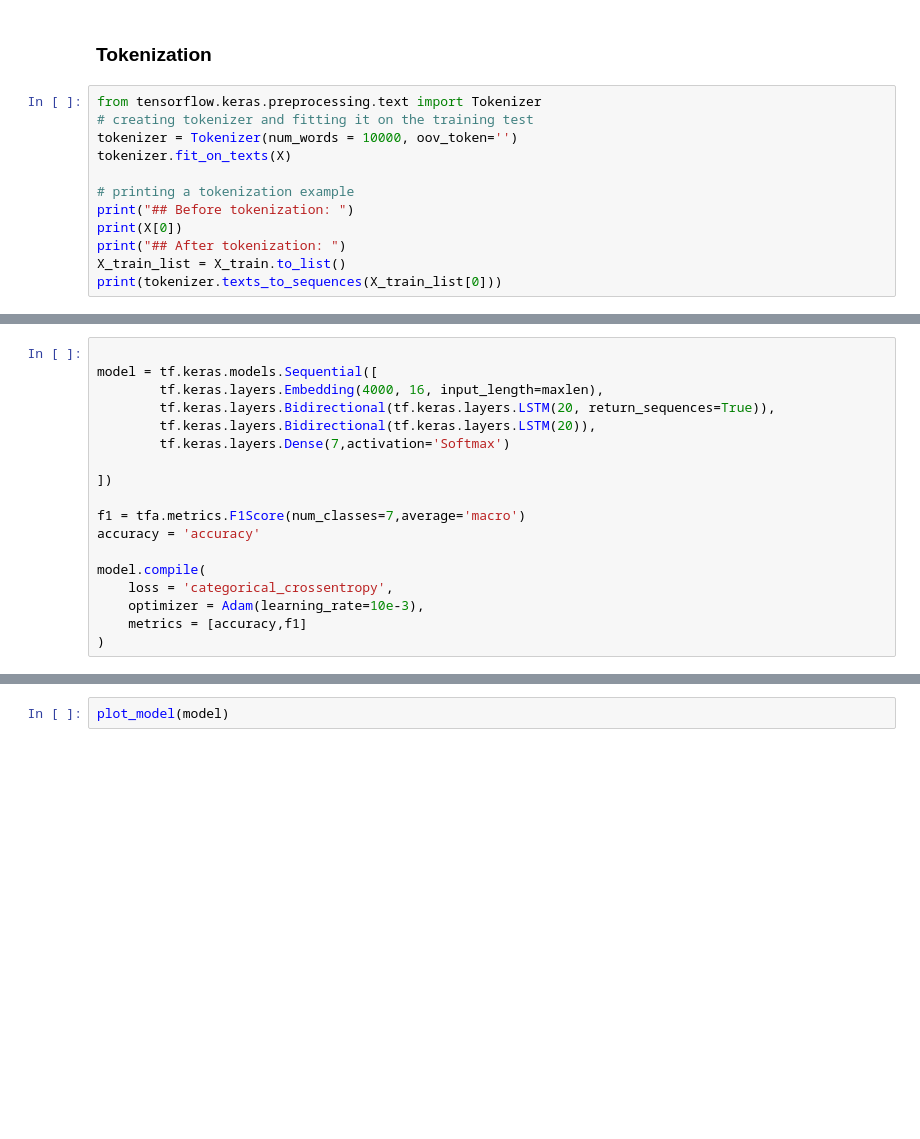
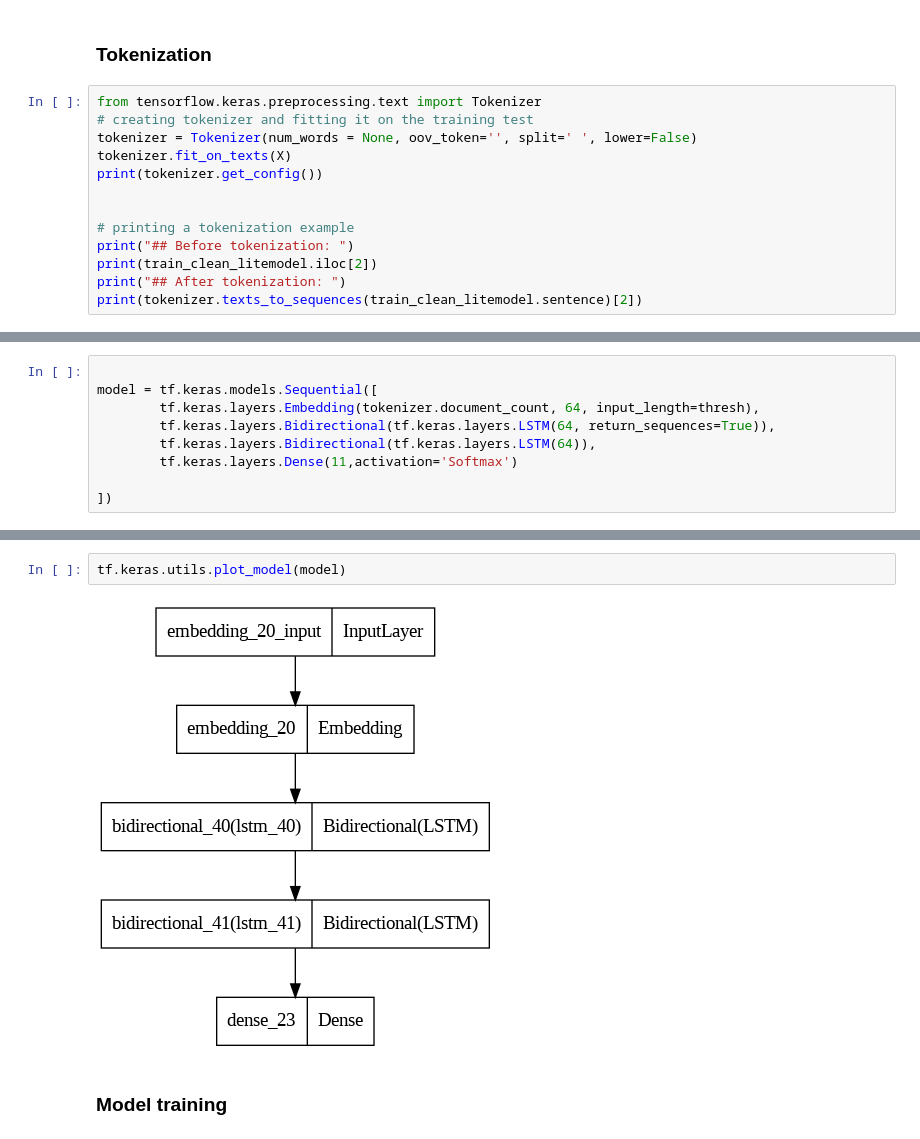
Before and after one commit to eskinderit/A-comparison-of-small-and-large-uni-multi-modal-language-models-for-sentiment-analysis-, a Jupyter notebook: src/text/emotion_text_model.ipynb, the cells around one changed output, grey strips where cells are left out. Cells and saved outputs as stored; diff of their text form; blank space fills up the shorter version.

```diff
--- a/src/text/emotion_text_model.ipynb
+++ b/src/text/emotion_text_model.ipynb
@@ -456,13 +471,14 @@ accuracy_score(y_test_albert,y_pred_albert)
 # %%
 from tensorflow.keras.preprocessing.text import Tokenizer
 # creating tokenizer and fitting it on the training test
-tokenizer = Tokenizer(num_words = 10000, oov_token='')
+tokenizer = Tokenizer(num_words = None, oov_token='', split=' ', lower=False)
 tokenizer.fit_on_texts(X)
+print(tokenizer.get_config())
+
 
 # printing a tokenization example
 print("## Before tokenization: ")
-print(X[0])
+print(train_clean_litemodel.iloc[2])
 print("## After tokenization: ")
-X_train_list = X_train.to_list()
-print(tokenizer.texts_to_sequences(X_train_list[0]))
+print(tokenizer.texts_to_sequences(train_clean_litemodel.sentence)[2])
 # %% [output]
@@ -473,20 +521,11 @@ As a matter of fact, the real cause of that row was Peter Burden.
 # %%
 
 model = tf.keras.models.Sequential([
-        tf.keras.layers.Embedding(4000, 16, input_length=maxlen),
-        tf.keras.layers.Bidirectional(tf.keras.layers.LSTM(20, return_sequences=True)),
-        tf.keras.layers.Bidirectional(tf.keras.layers.LSTM(20)),
-        tf.keras.layers.Dense(7,activation='Softmax')
+        tf.keras.layers.Embedding(tokenizer.document_count, 64, input_length=thresh),
+        tf.keras.layers.Bidirectional(tf.keras.layers.LSTM(64, return_sequences=True)),
+        tf.keras.layers.Bidirectional(tf.keras.layers.LSTM(64)),
+        tf.keras.layers.Dense(11,activation='Softmax')
 
 ])
-
-f1 = tfa.metrics.F1Score(num_classes=7,average='macro')
-accuracy = 'accuracy'
-
-model.compile(
-    loss = 'categorical_crossentropy',
-    optimizer = Adam(learning_rate=10e-3),
-    metrics = [accuracy,f1]
-)
 # %%
 model.summary()
@@ -493,2 +552,6 @@ model.summary()
-# %%
-plot_model(model)
+# %%
+tf.keras.utils.plot_model(model)
+# %% [output]
+[figure, added]
+# %% [markdown]
+### Model training
```
Also changed, not shown: parts of 38 cells of this notebook.
